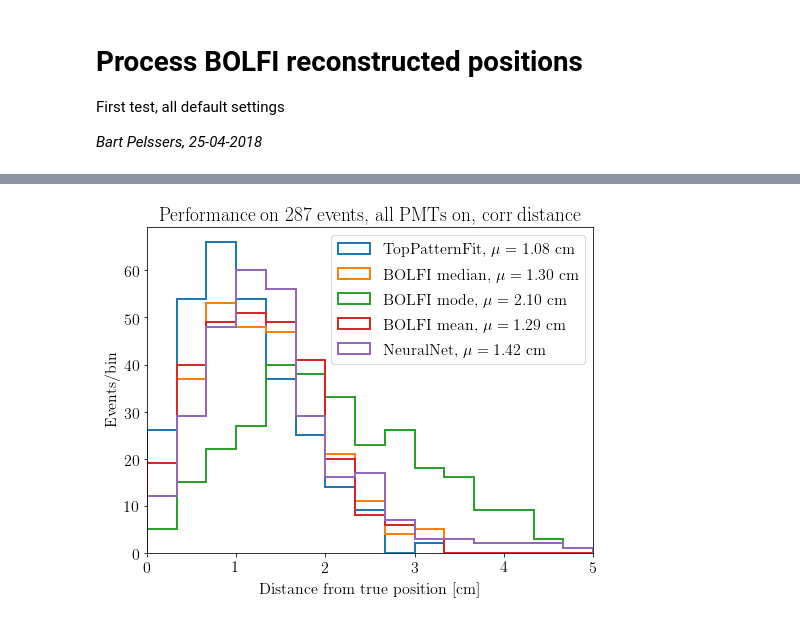
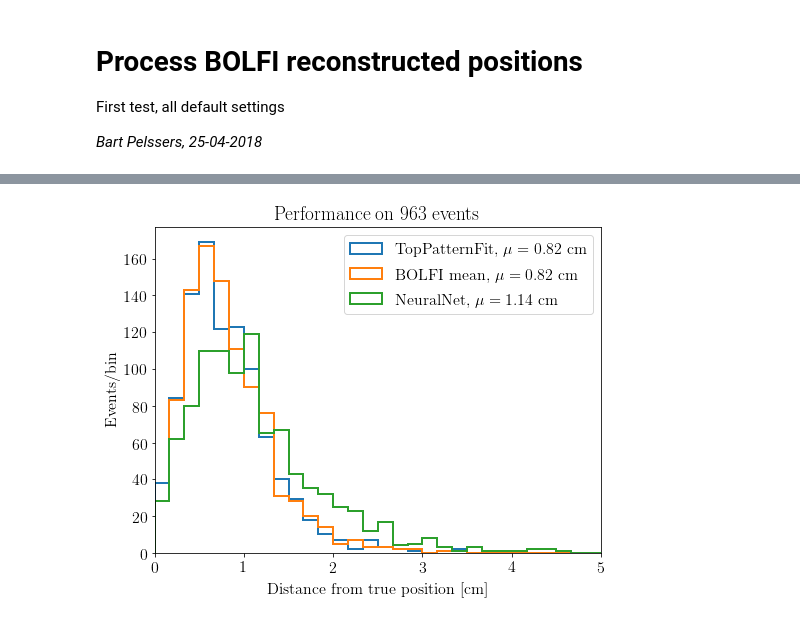
Before and after one commit to dbarg/helsinki_stockholm_collaboration, a Jupyter notebook: process_BOLFI_output.ipynb, the cells around one changed output, grey strips where cells are left out. Cells and saved outputs as stored; diff of their text form; code cells hidden in the pictures.

```diff
--- a/process_BOLFI_output.ipynb
+++ b/process_BOLFI_output.ipynb
@@ -52,4 +106,4 @@ algos.remove('truth')
 # %%
-df = pd.DataFrame(data)
+df, algos = load_files(filename, 'FM3')
 df.head()
 # %% [output]
@@ -75,0 +123,6 @@ PosRecNeuralNet 1.42 cm
+# %%
+df_bc_25, algos_1 = load_files("FM2_full_bc_25/bolfi_results_%d.pkl", 'FM2')
+df_bc_10, algos_2 = load_files("FM2_full_bc_10/bolfi_results_%d.pkl", 'FM2')
+df_eu_25, algos_3 = load_files("FM2_full_eu_25/bolfi_results_%d.pkl", 'FM2')
+df_eu_10, algos = load_files("FM2_full_eu_10/bolfi_results_%d.pkl", 'FM2')
+assert algos_1 == algos_2 == algos_3 == algos
@@ -75,0 +184,3 @@ PosRecNeuralNet 1.42 cm
+# %%
+#df = df[df['BOLFI_mean_d'] < 10]
+df = df[df['truth_r'] > 30]
@@ -76,17 +265,27 @@ PosRecNeuralNet 1.42 cm
 # %%
-plot_df = df #[df['truth_r'] < 20]
+plot_df = df#[df['truth_r'] > 30]
 
 plt.figure(figsize=(8,6))
 for algo in algos:
+    if algo in ['BOLFI_mode', 'BOLFI_median']:
+        continue
     mu = plot_df[algo + '_d'].mean()
-    plt.hist(plot_df[algo + '_d'], bins = 15, range=(0, 5), histtype='step', linewidth=2, label=algo.replace('_', ' ').replace('PosRec', '') + ', $\mu=%.2f$ cm' % mu)
+    plt.hist(plot_df[algo + '_d'], bins = 30, range=(0, 5), histtype='step', linewidth=2, label=algo.replace('_', ' ').replace('PosRec', '') + ', $\mu=%.2f$ cm' % mu)
 plt.legend()
 plt.xlabel('Distance from true position [cm]')
 plt.ylabel('Events/bin')
 plt.xlim(0, 5)
-plt.title('Performance on %d events, all PMTs on, corr distance' % len(plot_df)) # $R_{truth} > 30$ cm' % len(plot_df))
+#plt.ylim(0, 50)
+#plt.ylim(0, 150)
+#plt.title('Performance on %d events, all PMTs on, $R_{truth} > 25$ cm' % len(plot_df)) # $R_{truth} > 30$ cm' % len(plot_df))
 #plt.title('Performance on %d events, $R_{truth} > 30$ cm' % len(plot_df))
-#plt.savefig('bolfi_run13_pmtson.png', dpi=150)
+#plt.title('Performance on %d events, all PMTs on, z=-50 cm' % len(plot_df))
+plt.title('Performance on %d events' % len(plot_df))  #, all PMTs on, 30 [cm] $<$ R $<$ 45 [cm]' % len(plot_df))
+#plt.savefig('bolfi_run21_pmtson_z50.png', dpi=150)
+#plt.savefig('bolfi_run19_pmtson.png', dpi=150)
+#plt.savefig('fm2_run31_lowe.png', dpi=150)
+#plt.savefig('fm3_run35_45cm.png', dpi=150)
+#plt.savefig('FM2_bc_10.png')
 plt.show()
 # %% [output]
-[figure, old version]
+[figure, new version]
```
Also changed, not shown: parts of 36 cells of this notebook, 2 other files.
